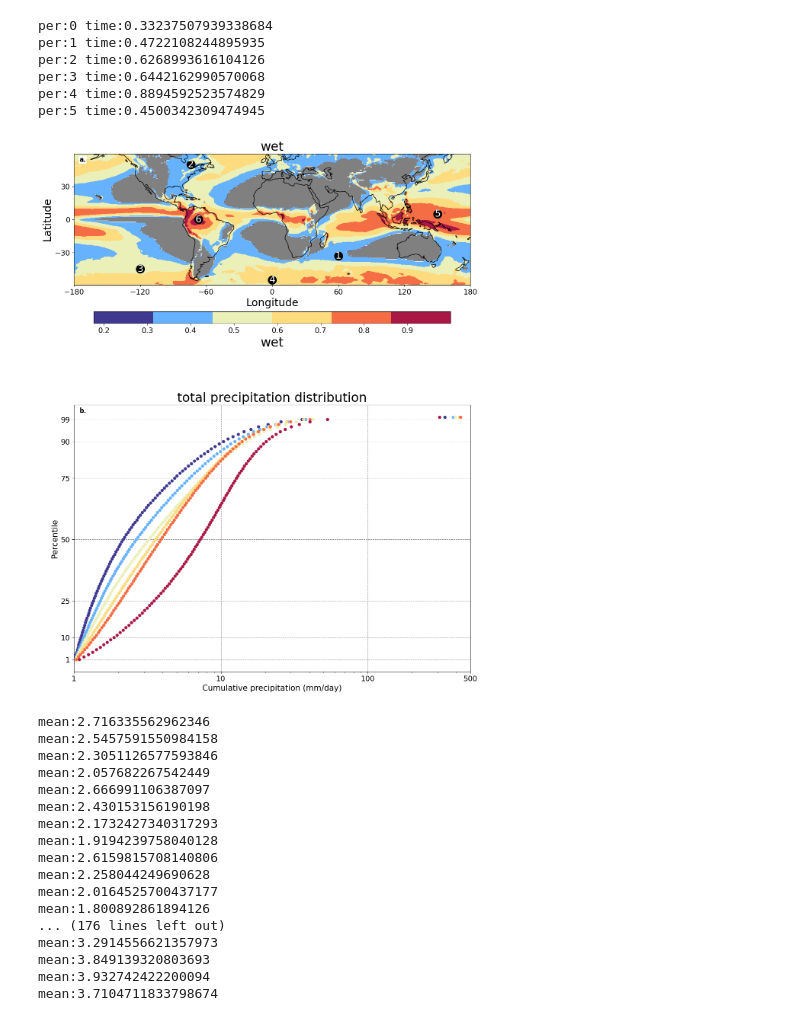
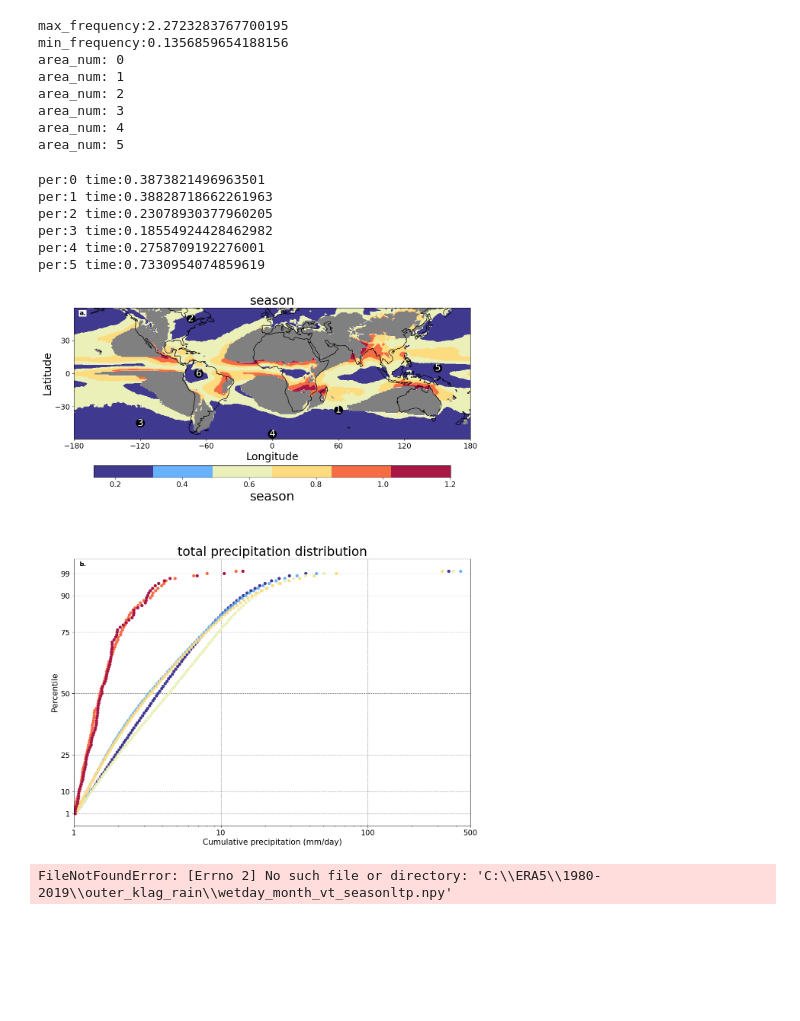
Before and after one commit to mengxinpy/precipitation_research, a Jupyter notebook: show_flow.ipynb, the cells around one changed output. Cells and saved outputs as stored; diff of their text form; code cells hidden in the pictures; blank space fills up the shorter version.

Commit message:
renew

```diff
--- a/show_flow.ipynb
+++ b/show_flow.ipynb
@@ -10,37 +29,28 @@ importlib.reload(auto_run)
 # 然后再次使用 main_month 函数
 from auto_run import main_month
 # %%
-start_key = 'wet'
+start_key = 'season'
 if start_key == 'wet30':
     percentile_key = 'lsprf'
 else:
     percentile_key = start_key
 data_set = 'era5'
 
-main_month(f'wetday_month_vt_{start_key}', percentile_name=f'{percentile_key}_percentile', renew='000',
-           data_set=data_set)
+main_month(f'wetday_month_vt_{start_key}', percentile_name=f'{percentile_key}_percentile', renew='010', data_set=data_set)
 # %% [output]
-per:0 time:0.33237507939338684
-per:1 time:0.4722108244895935
-per:2 time:0.6268993616104126
-per:3 time:0.6442162990570068
-per:4 time:0.8894592523574829
-per:5 time:0.4500342309474945
+max_frequency:2.2723283767700195
+min_frequency:0.1356859654188156
+area_num: 0
+area_num: 1
+area_num: 2
+area_num: 3
+area_num: 4
+area_num: 5
+per:0 time:0.3873821496963501
+per:1 time:0.38828718662261963
+per:2 time:0.23078930377960205
+per:3 time:0.18554924428462982
+per:4 time:0.2758709192276001
+per:5 time:0.7330954074859619
-[figure, old version]
+[figure, new version]
-mean:2.716335562962346
-mean:2.5457591550984158
-mean:2.3051126577593846
-mean:2.057682267542449
-mean:2.666991106387097
-mean:2.430153156190198
-mean:2.1732427340317293
-mean:1.9194239758040128
-mean:2.6159815708140806
-mean:2.258044249690628
-mean:2.0164525700437177
-mean:1.800892861894126
-... (176 lines left out)
-mean:3.2914556621357973
-mean:3.849139320803693
-mean:3.932742422200094
-mean:3.7104711833798674
+FileNotFoundError: [Errno 2] No such file or directory: 'C:\\ERA5\\1980-2019\\outer_klag_rain\\wetday_month_vt_seasonltp.npy'
```
Also changed, not shown: parts of 1 cell of this notebook, 3 other files.
